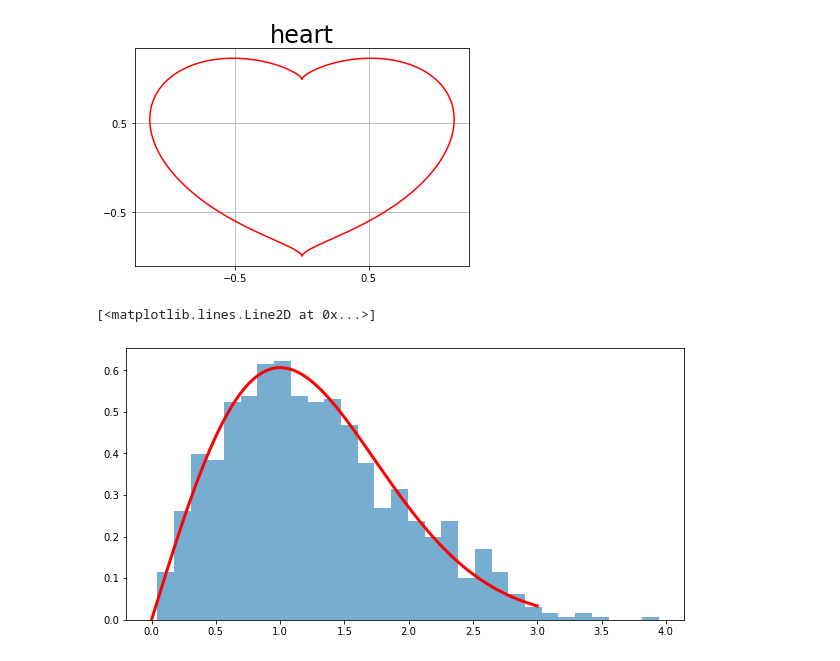
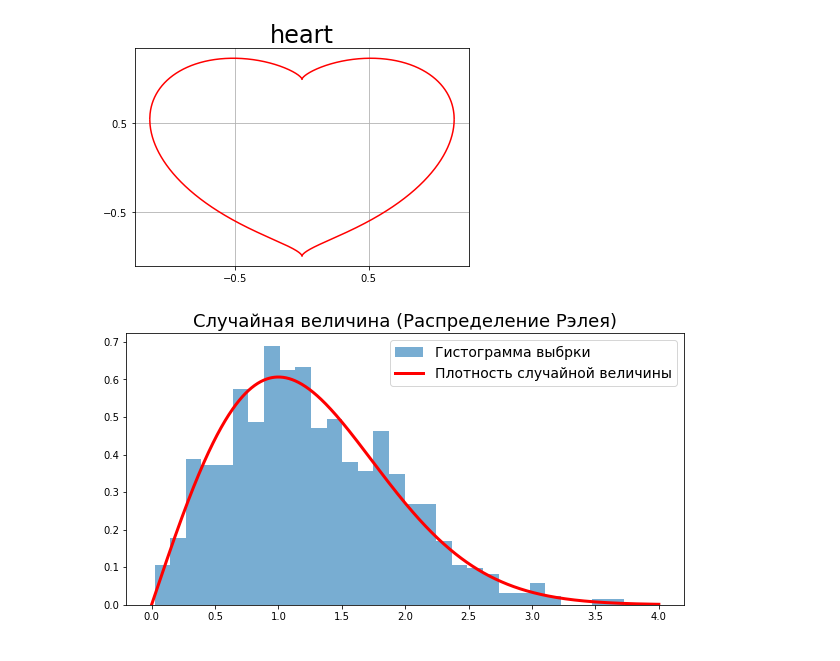
Before and after one commit to Lipetskiy/DE_Sprint, a Jupyter notebook: practicum_3/practicum_3.ipynb, the cells around one changed output. Cells and saved outputs as stored; diff of their text form; code cells hidden in the pictures.

```diff
--- a/practicum_3/practicum_3.ipynb
+++ b/practicum_3/practicum_3.ipynb
@@ -61,10 +57,13 @@ sample = X.rvs(size = 1000)
 # %%
-grid = np.linspace(0, 3, 1000)
+X = sps.rayleigh
+sample = X.rvs(size = 1000)
+grid = np.linspace(0, 4, 1000)
 plt.figure(figsize=(10, 5))
 plt.hist(sample, bins=30, density=True,
-         alpha=0.6, label='Гистограмма выбрки (Распределение Рэлея)')
+         alpha=0.6, label='Гистограмма выбрки')
 plt.plot(grid, X.pdf(grid), color='r', lw=3, label='Плотность случайной величины')
-plt.title(r'Случайная величина ')
+plt.title('Случайная величина (Распределение Рэлея)', fontsize=18)
+plt.legend(fontsize=14)
+plt.show()
 # %% [output]
-[<matplotlib.lines.Line2D at 0x...>]
-[figure, old version]
+[figure, new version]
```
Also changed, not shown: parts of 1 cell of this notebook.
